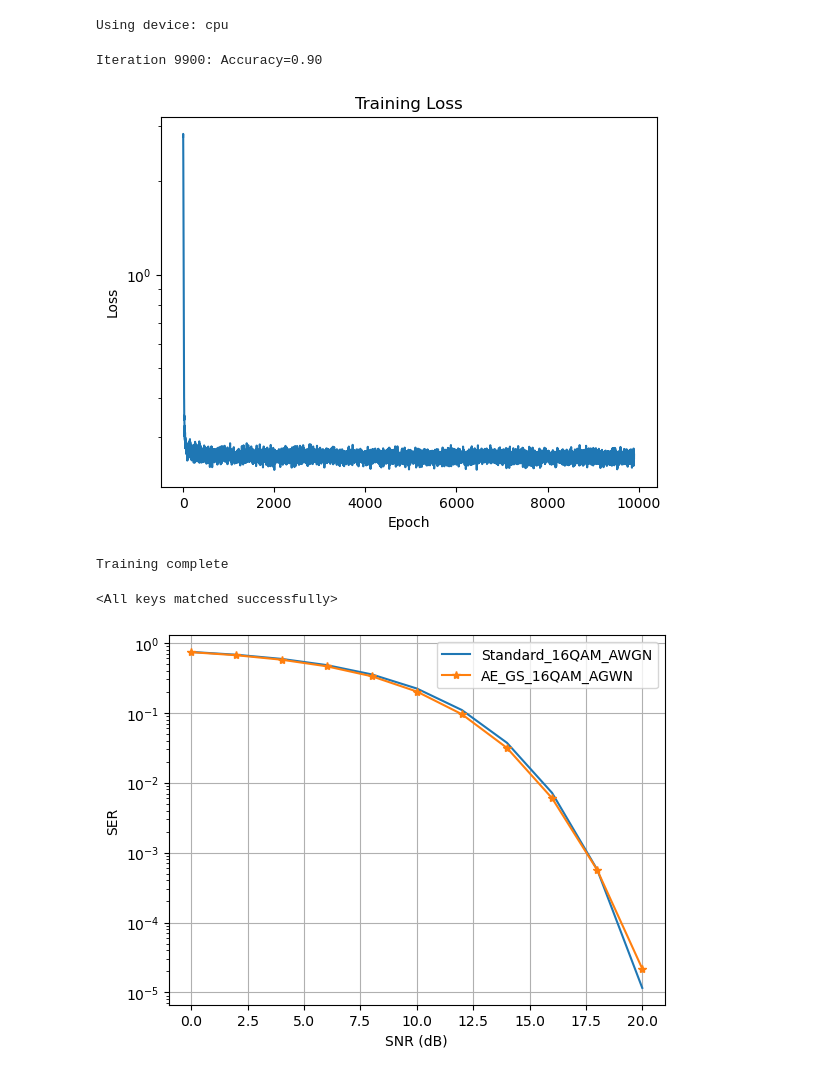
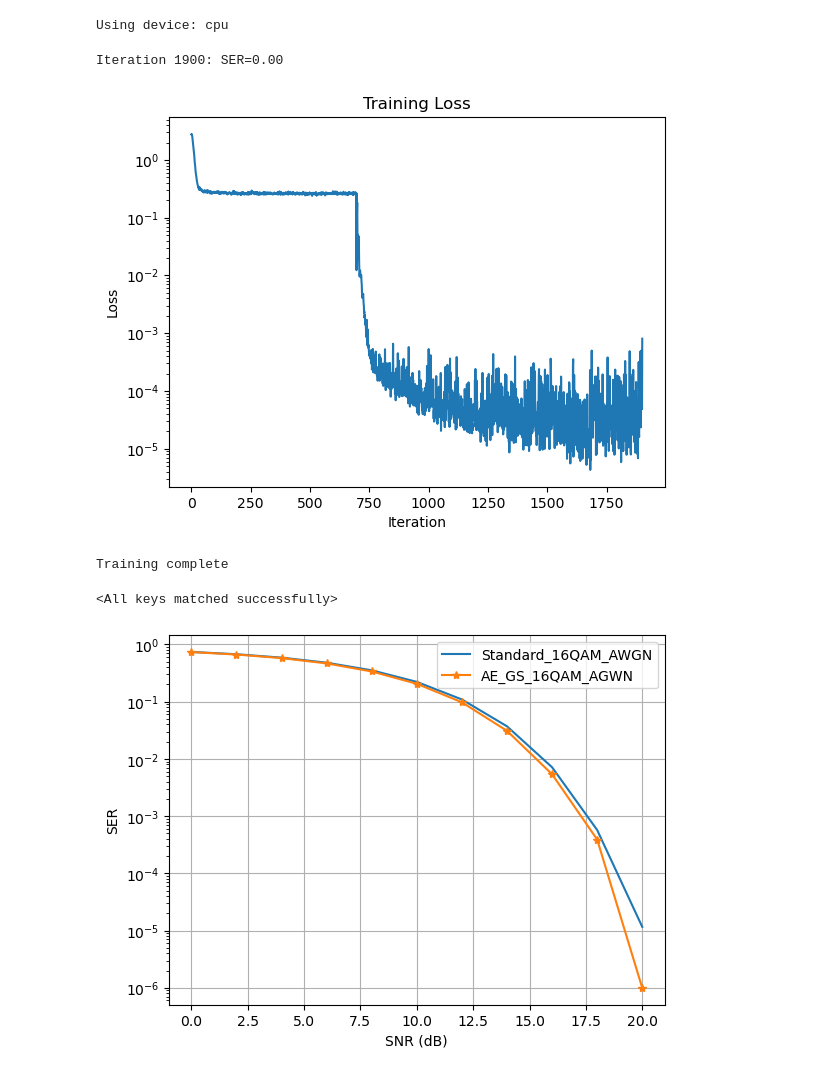
Before and after one commit to yewentai/Auto-Encoder-in-SIMO-System, a Jupyter notebook: AE_SISO_MQAM_AWGN_python.ipynb, the cells around one changed output. Drawn from its saved outputs; the diff is of its cells as text; code cells hidden in the pictures.

```diff
--- a/AE_SISO_MQAM_AWGN_python.ipynb
+++ b/AE_SISO_MQAM_AWGN_python.ipynb
@@ -16,14 +16,14 @@ CONFIG_TRAIN = {
     "channel_model": "awgn",  # Channel type
     "M": 16,  # Number of constellation points
     "flag_train_model": True,  # Flag to control training
-    "training_snr": 12,  # Training SNR (dB)
+    "training_snr": 20,  # Training SNR (dB)
 }
 
 CONFIG_TRAIN["best_encoder_path"] = (
-    f"./model/encoder_{CONFIG_TRAIN['antenna_config']}_{CONFIG_TRAIN['channel_model']}_{CONFIG_TRAIN['M']}qam_best_encoder.pt"
+    f"./model/{CONFIG_TRAIN['antenna_config']}_{CONFIG_TRAIN['channel_model']}_{CONFIG_TRAIN['M']}qam_best_encoder.pt"
 )
 CONFIG_TRAIN["best_decoder_path"] = (
-    f"./model/decoder_{CONFIG_TRAIN['antenna_config']}_{CONFIG_TRAIN['channel_model']}_{CONFIG_TRAIN['M']}qam_best_decoder.pt"
+    f"./model/{CONFIG_TRAIN['antenna_config']}_{CONFIG_TRAIN['channel_model']}_{CONFIG_TRAIN['M']}qam_best_decoder.pt"
 )
 device = "cuda" if torch.cuda.is_available() else "cpu"
 print(f"Using device: {device}")
@@ -101,12 +101,12 @@ def train_model(
 
                 # Print the accuracy
                 y_pred = torch.argmax(y_pred_softmax, dim=1)
-                accuracy = (messages == y_pred).float().mean()
-                print(f"Iteration {iterator}: Accuracy={accuracy:.2f}")
+                SER = 1 - (messages == y_pred).float().mean()
+                print(f"Iteration {iterator}: SER={SER:.2f}")
 
                 # Plot the loss
                 plt.semilogy(loss_hist)
-                plt.xlabel("Epoch")
+                plt.xlabel("Iteration")
                 plt.ylabel("Loss")
                 plt.title("Training Loss")
                 plt.show()
@@ -144,7 +144,7 @@ if CONFIG_TRAIN["flag_train_model"]:
         loss_hist = []
         print("Training from scratch")
 
-    max_iterations = int(1e4)  # Total number of epochs to train
+    max_iterations = int(2e3)  # Total number of epochs to train
     num_messages = int(1e4)  # Number of messages to use for training (batch size)
     if max_iterations > len(loss_hist):
         train_model(
@@ -152,35 +152,35 @@ if CONFIG_TRAIN["flag_train_model"]:
             decoder,
             optimizer,
             max_iterations,
             loss_hist,
             num_messages,
             device,
         )
     else:
         print("training already completed")
 else:
     # check if there is a checkpoint to load the model
     if os.path.exists(CONFIG_TRAIN["best_encoder_path"]) and os.path.exists(
         CONFIG_TRAIN["best_decoder_path"]
     ):
 
         encoder_checkpoint = torch.load(
             CONFIG_TRAIN["best_encoder_path"], map_location=device
         )
         decoder_checkpoint = torch.load(
             CONFIG_TRAIN["best_decoder_path"], map_location=device
         )
         encoder.load_state_dict(encoder_checkpoint["Encoder"])
         decoder.load_state_dict(decoder_checkpoint["model_state_dict"])
         print("Model loaded. Training iterator: ", len(encoder_checkpoint["loss"]))
     else:
         print(
             "Model not found, please set flag_train_model to True and train the model"
         )
         exit(1)
 # %% [output]
-Iteration 9900: Accuracy=0.90
+Iteration 1900: SER=0.00
-[figure, old version]
+[figure, new version]
 Training complete
 # %%
 encoder_checkpoint = torch.load(CONFIG_TRAIN["best_encoder_path"], map_location=device)
@@ -229,7 +229,7 @@ plt.semilogy(SNR_dB, SER, "-*", label="AE_GS_{}QAM_AGWN".format(CONFIG_TRAIN["M"
 plt.legend()
 plt.grid(True)
 # %% [output]
-[figure, old version]
+[figure, new version]
 # %%
 # Generate transmitted symbols using the encoder
 num_mess = 6400  # number of messages to test
```
Also changed, not shown: parts of 1 cell of this notebook, 4 other files.
